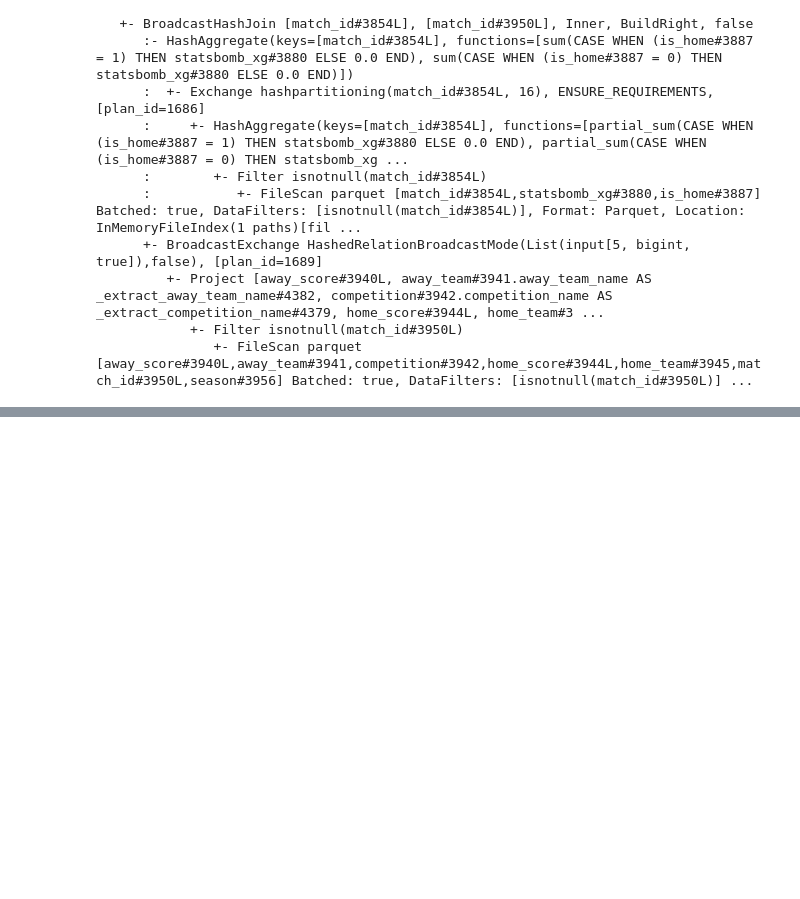
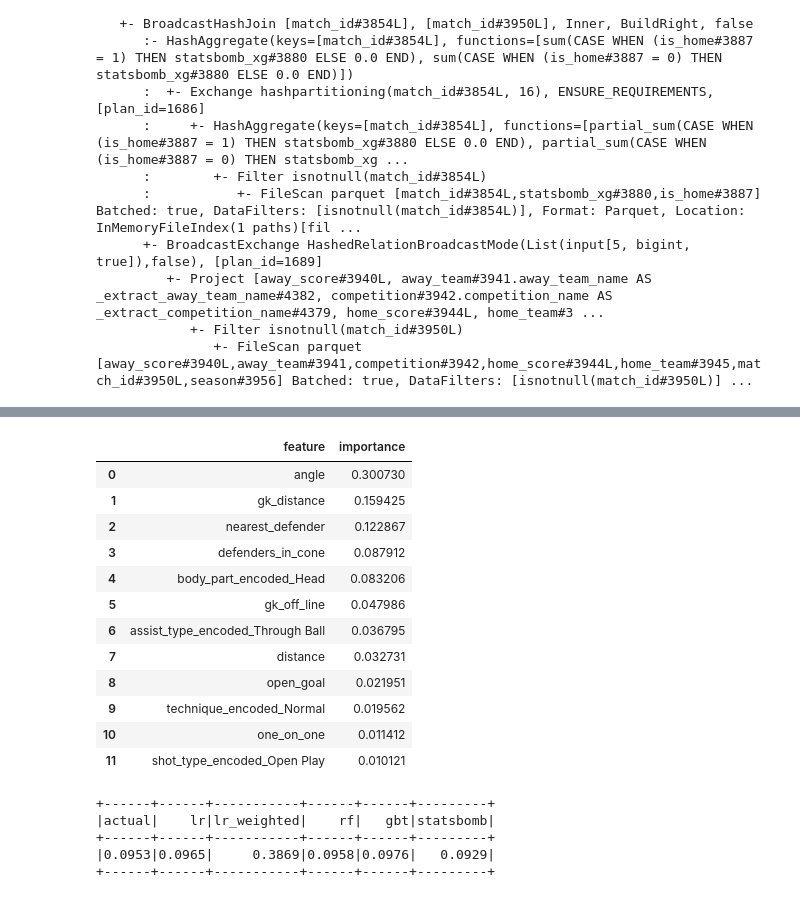
Before and after one commit to aditya-patra1011/xG-Spark, a Jupyter notebook: notebooks/xg_pipeline.ipynb, the cells around one changed output, grey strips where cells are left out. Cells and saved outputs as stored; diff of their text form; code cells hidden in the pictures; blank space fills up the shorter version.

```diff
--- a/notebooks/xg_pipeline.ipynb
+++ b/notebooks/xg_pipeline.ipynb
@@ -546,0 +583,32 @@ AdaptiveSparkPlan isFinalPlan=false
+# %%
+# Which inputs the Gradient-Boosted Trees relied on most
+pd.read_csv(REPORTS_DIR / "feature_importance.csv").head(12)
+# %% [output]
+|  | feature | importance |
+| 0 | angle | 0.300730 |
+| 1 | gk_distance | 0.159425 |
+| 2 | nearest_defender | 0.122867 |
+| 3 | defenders_in_cone | 0.087912 |
+| 4 | body_part_encoded_Head | 0.083206 |
+| 5 | gk_off_line | 0.047986 |
+| 6 | assist_type_encoded_Through Ball | 0.036795 |
+| 7 | distance | 0.032731 |
+| 8 | open_goal | 0.021951 |
+| 9 | technique_encoded_Normal | 0.019562 |
+| 10 | one_on_one | 0.011412 |
+| 11 | shot_type_encoded_Open Play | 0.010121 |
+# %%
+# Average predicted goal chance against the real goal rate on the test set
+predictions = spark.read.parquet((GOLD_DIR / "test_predictions").as_posix())
+predictions.select(F.round(F.avg("is_goal"), 4).alias("actual"),
+                   F.round(F.avg("xg_lr"), 4).alias("lr"),
+                   F.round(F.avg("xg_lr_weighted"), 4).alias("lr_weighted"),
+                   F.round(F.avg("xg_rf"), 4).alias("rf"),
+                   F.round(F.avg("xg_gbt"), 4).alias("gbt"),
+                   F.round(F.avg("statsbomb_xg"), 4).alias("statsbomb")).show()
+# %% [output]
++------+------+-----------+------+------+---------+
+|actual|    lr|lr_weighted|    rf|   gbt|statsbomb|
++------+------+-----------+------+------+---------+
+|0.0953|0.0965|     0.3869|0.0958|0.0976|   0.0929|
++------+------+-----------+------+------+---------+
```
Also changed, not shown: parts of 3 cells of this notebook, 4 other files.
